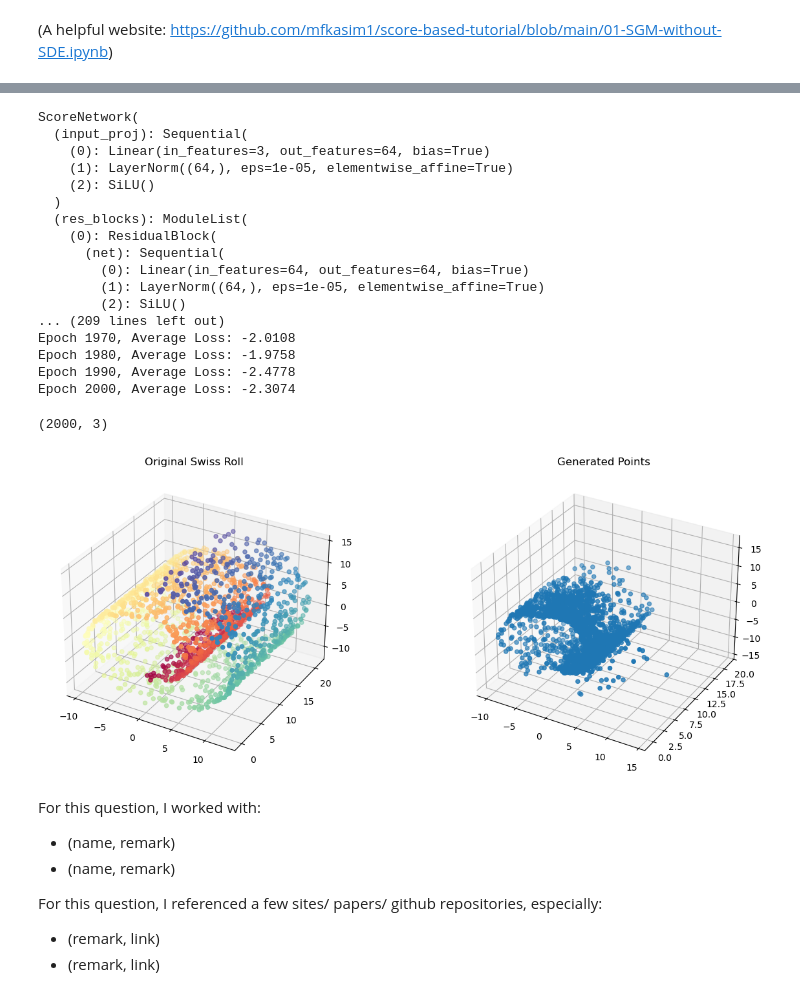
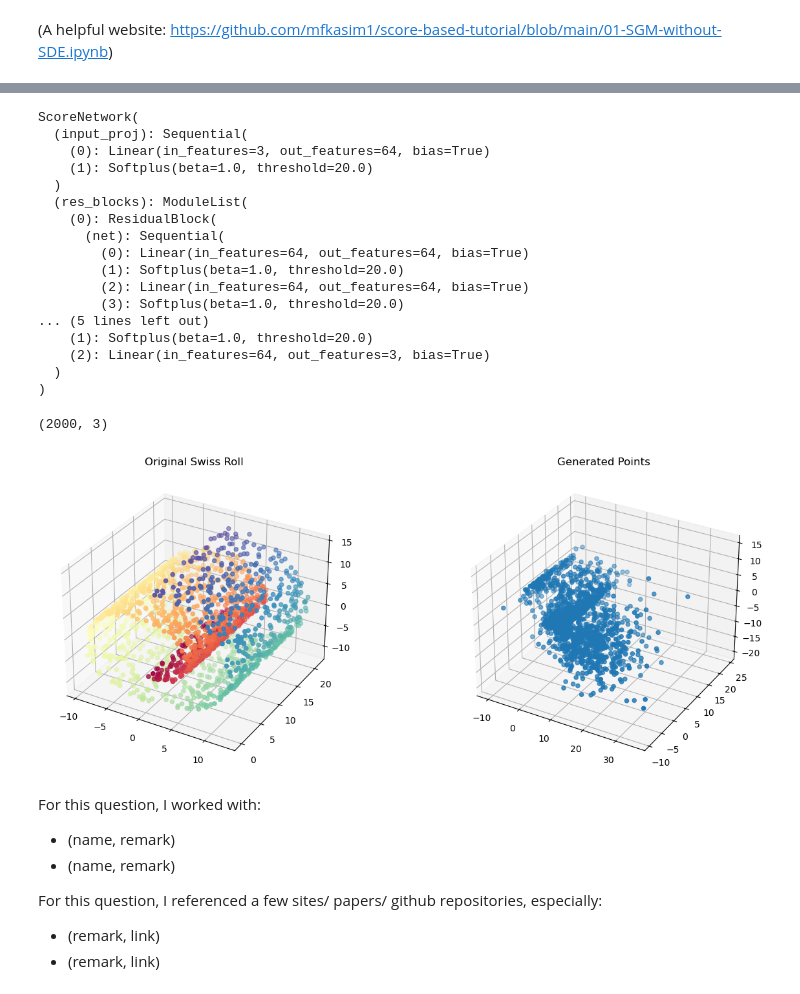
Before and after one commit to jinyi12/ECE689_Adv_DL_Sp2025, a Jupyter notebook: HW2/HW2_2025-1.ipynb, the cells around one changed output, grey strips where cells are left out. Saved outputs shown, nothing was run; the diff lists cells and outputs as text; code cells hidden in the pictures.

```diff
--- a/HW2/HW2_2025-1.ipynb
+++ b/HW2/HW2_2025-1.ipynb
@@ -81,11 +81,11 @@ class ResidualBlock(nn.Module):
         super().__init__()
         self.net = nn.Sequential(
             nn.Linear(dim, dim),
-            nn.LayerNorm(dim),
-            nn.SiLU(),
+            # nn.LayerNorm(dim),
+            nn.Softplus(),
             nn.Linear(dim, dim),
-            nn.LayerNorm(dim),
-            nn.SiLU()
+            # nn.LayerNorm(dim),
+            nn.Softplus()
         )
 
     def forward(self, x):
@@ -98,8 +98,8 @@ class ScoreNetwork(nn.Module):
         # Initial projection
         self.input_proj = nn.Sequential(
             nn.Linear(input_dim, hidden_dim),
-            nn.LayerNorm(hidden_dim),
-            nn.SiLU()
+            # nn.LayerNorm(hidden_dim),
+            nn.Softplus()
         )
 
         # Residual blocks
@@ -110,8 +110,8 @@ class ScoreNetwork(nn.Module):
         # Final projection to get the score
         self.final = nn.Sequential(
             nn.Linear(hidden_dim, hidden_dim),
-            nn.LayerNorm(hidden_dim),
-            nn.SiLU(),
+            # nn.LayerNorm(hidden_dim),
+            nn.Softplus(),
             nn.Linear(hidden_dim, input_dim)
         )
 
@@ -228,32 +228,32 @@ def train_score_model(model, train_loader, optimizer, n_epochs, n_particles=1):
 
 # Initialize and train the model
 model = ScoreNetwork(input_dim=3, hidden_dim=64, num_res_blocks=1).to(device)
-optimizer = optim.Adam(model.parameters(), lr=1e-4)
+optimizer = optim.Adam(model.parameters(), lr=3e-4)
 
 # print the model architecture
 print(model)
 
 # Train the model
-n_epochs = 2000
-n_particles = 3
+n_epochs = 5000
+n_particles = 2
 train_score_model(model, train_loader, optimizer, n_epochs, n_particles)
 # %% [output]
 ScoreNetwork(
   (input_proj): Sequential(
     (0): Linear(in_features=3, out_features=64, bias=True)
-    (1): LayerNorm((64,), eps=1e-05, elementwise_affine=True)
-    (2): SiLU()
+    (1): Softplus(beta=1.0, threshold=20.0)
   )
   (res_blocks): ModuleList(
     (0): ResidualBlock(
       (net): Sequential(
         (0): Linear(in_features=64, out_features=64, bias=True)
-        (1): LayerNorm((64,), eps=1e-05, elementwise_affine=True)
-        (2): SiLU()
-... (209 lines left out)
-Epoch 1970, Average Loss: -2.0108
-Epoch 1980, Average Loss: -1.9758
-Epoch 1990, Average Loss: -2.4778
-Epoch 2000, Average Loss: -2.3074
+        (1): Softplus(beta=1.0, threshold=20.0)
+        (2): Linear(in_features=64, out_features=64, bias=True)
+        (3): Softplus(beta=1.0, threshold=20.0)
+... (5 lines left out)
+    (1): Softplus(beta=1.0, threshold=20.0)
+    (2): Linear(in_features=64, out_features=3, bias=True)
+  )
+)
 # %%
 # define the ULA algorithm:
@@ -273,27 +273,27 @@ print(X.shape)
 # %%
 """Evaluation and Generation"""
 # Sample 1000 points from the swiss roll dataset and plot them in a 3 dimensional figure.
 # Generate samples
 n_samples = 2000
-generated_points = langevin_sampling(model=model, num_samples=n_samples, steps=10000, eps=0.001)
+generated_points = langevin_sampling(model=model, num_samples=n_samples, steps=30000, eps=0.001)
 
 # Visualize original and generated points
 fig = plt.figure(figsize=(15, 6))
 
 # Original Swiss Roll
 ax1 = fig.add_subplot(121, projection='3d')
 ax1.scatter(X[:, 0], X[:, 1], X[:, 2], c=t, cmap=plt.cm.Spectral)
 ax1.set_title("Original Swiss Roll")
 
 # Generated Points
 generated_points = generated_points.detach().cpu().numpy()
 ax2 = fig.add_subplot(122, projection='3d')
 ax2.scatter(generated_points[:, 0], generated_points[:, 1], generated_points[:, 2], cmap=plt.cm.Spectral)
 ax2.set_title("Generated Points")
 
 plt.show()
 # %% [output]
-[figure, old version]
+[figure, new version]
 # %% [markdown]
 For this question, I worked with:
 
```
Also changed, not shown: parts of 15 cells of this notebook, 3 other files.
